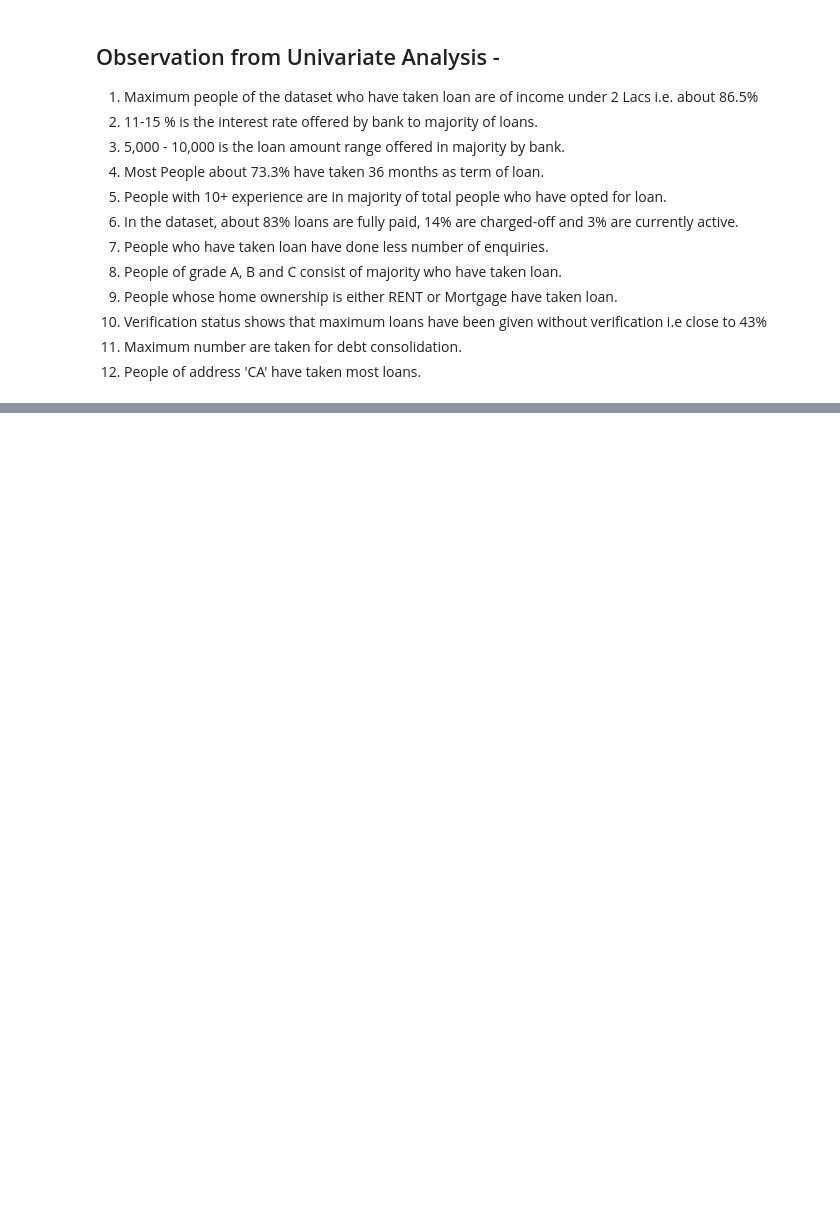
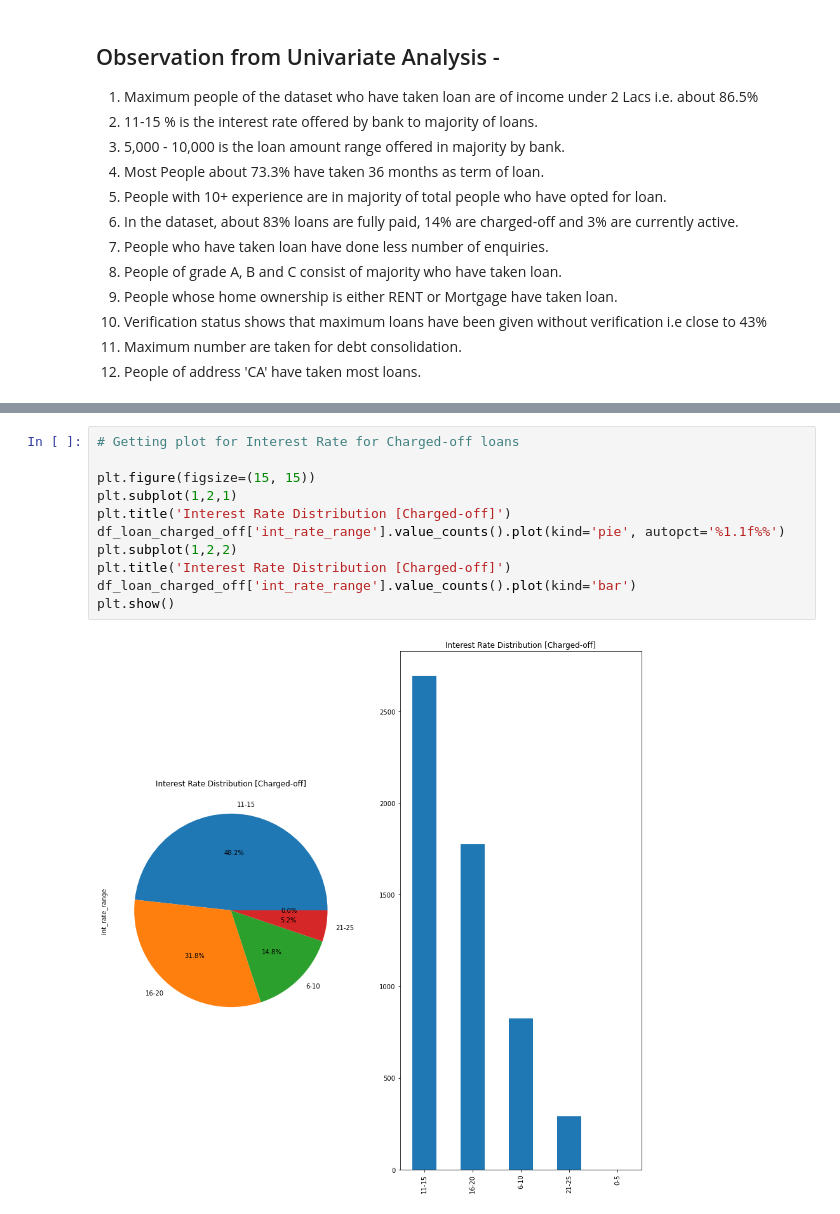
Before and after one commit to pndy19/lending_club_case_study, a Jupyter notebook: Lending_Club.ipynb, the cells around one changed output, grey strips where cells are left out. Saved outputs shown, nothing was run; the diff lists cells and outputs as text; blank space fills up the shorter version.

```diff
--- a/Lending_Club.ipynb
+++ b/Lending_Club.ipynb
@@ -589,0 +649,13 @@ plt.show()
+# %%
+# Getting plot for Interest Rate for Charged-off loans
+
+plt.figure(figsize=(15, 15))
+plt.subplot(1,2,1)
+plt.title('Interest Rate Distribution [Charged-off]')
+df_loan_charged_off['int_rate_range'].value_counts().plot(kind='pie', autopct='%1.1f%%')
+plt.subplot(1,2,2)
+plt.title('Interest Rate Distribution [Charged-off]')
+df_loan_charged_off['int_rate_range'].value_counts().plot(kind='bar')
+plt.show()
+# %% [output]
+[figure, added]
```
Also changed, not shown: parts of 27 cells of this notebook.
